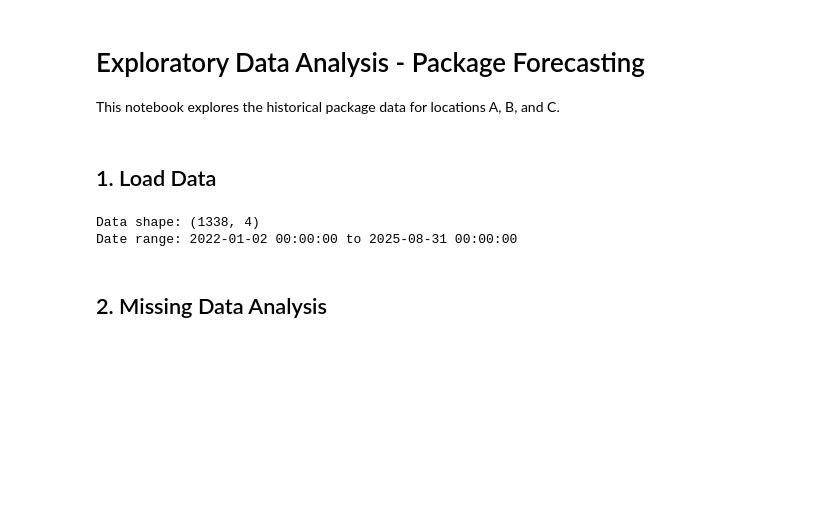
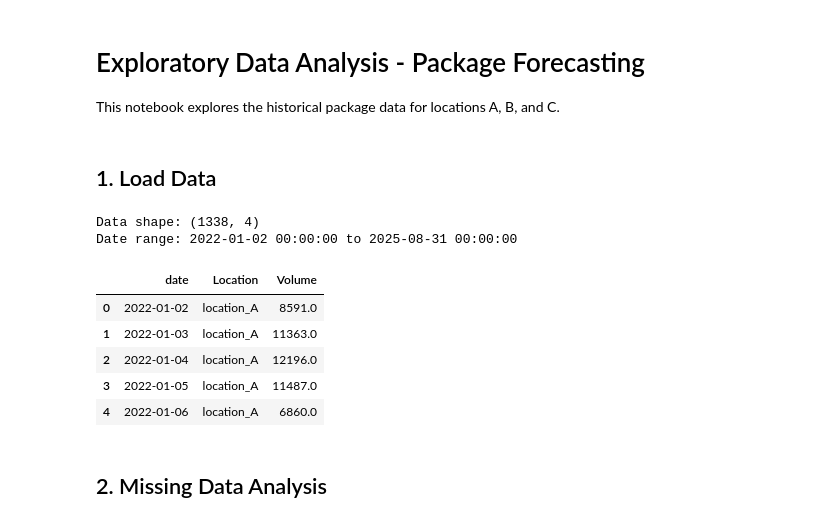
Before and after one commit to q138ben/package_forecast, a Jupyter notebook: notebooks/EDA.ipynb, the cells around one changed output. Saved outputs shown, nothing was run; the diff lists cells and outputs as text; code cells hidden in the pictures; blank space fills up the shorter version.

```diff
--- a/notebooks/EDA.ipynb
+++ b/notebooks/EDA.ipynb
@@ -16,20 +18,34 @@ plt.rcParams['figure.figsize'] = (14, 6)
 # %%
 # Load raw data
 df = pd.read_csv('../data-4-.csv')
 df['date'] = pd.to_datetime(df['date'])
 
 # Convert location columns to numeric
 for col in ['location_A', 'location_B', 'location_C']:
     df[col] = pd.to_numeric(df[col], errors='coerce')
 
 print(f"Data shape: {df.shape}")
 print(f"Date range: {df['date'].min()} to {df['date'].max()}")
-df.head()
+df = df.iloc[:-30]  # "hide" the test data when doing EDA to avoid data leakage
 
-df = df.iloc[:-30]  # Remove the last 30 rows as test set
+# Melt the DataFrame to long format for easier plotting
+df_long = df.melt(
+    id_vars=['date'],
+    value_vars=['location_A', 'location_B', 'location_C'],
+    var_name='Location',
+    value_name='Volume'
+)
+
+df_long.head()
 # %% [output]
 Data shape: (1338, 4)
 Date range: 2022-01-02 00:00:00 to 2025-08-31 00:00:00
+|  | date | Location | Volume |
+| 0 | 2022-01-02 | location_A | 8591.0 |
+| 1 | 2022-01-03 | location_A | 11363.0 |
+| 2 | 2022-01-04 | location_A | 12196.0 |
+| 3 | 2022-01-05 | location_A | 11487.0 |
+| 4 | 2022-01-06 | location_A | 6860.0 |
 # %% [markdown]
 ## 2. Missing Data Analysis
 # %%
```
Also changed, not shown: parts of 13 cells of this notebook.
